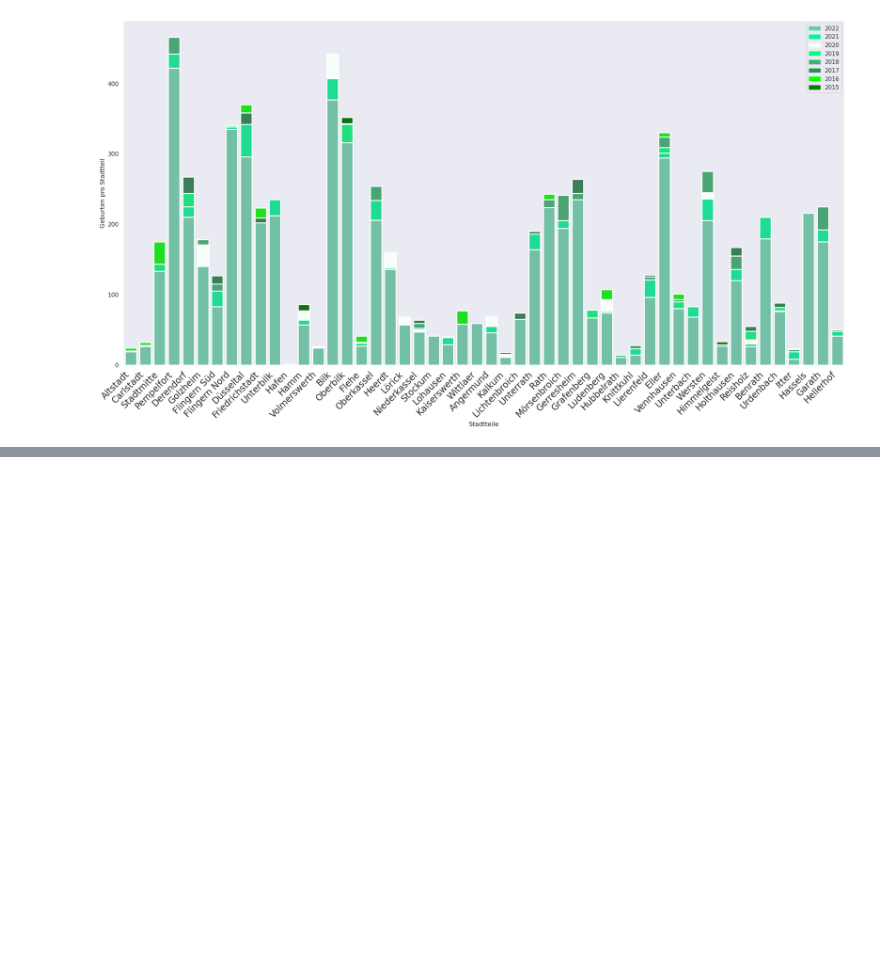
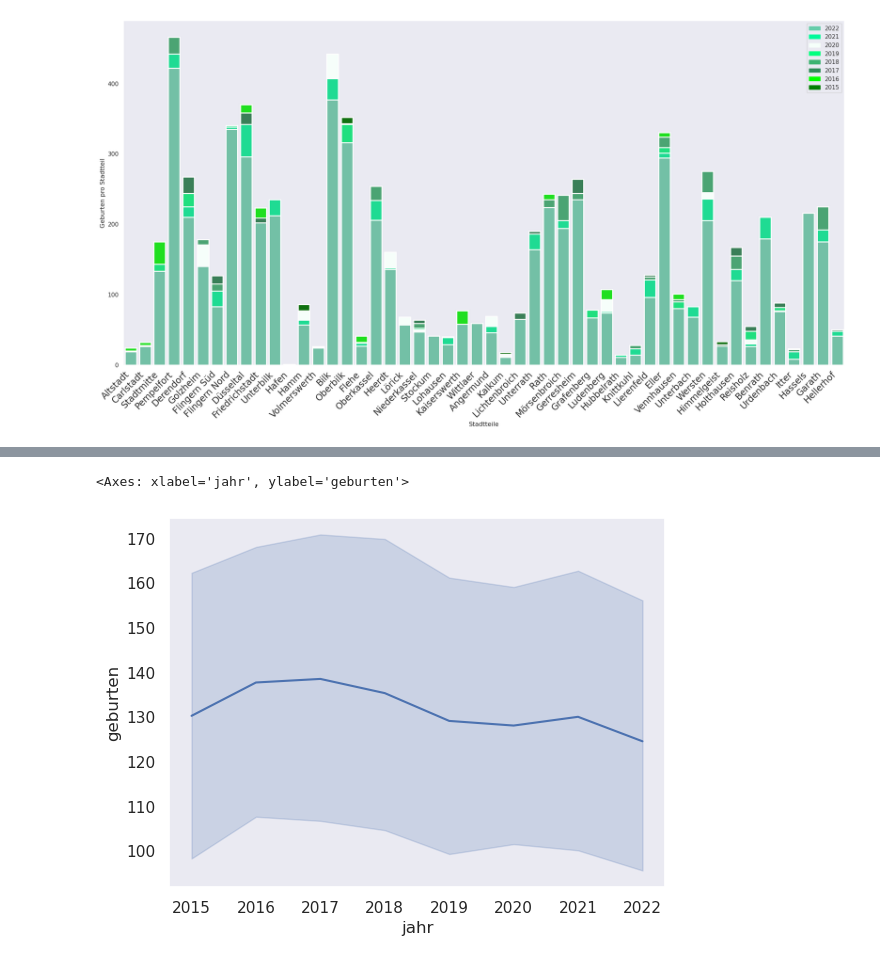
Before and after one commit to Drenaix/Births-in-Duesseldorf-2015-to-2022, a Jupyter notebook: geburten.ipynb, the cells around one changed output, grey strips where cells are left out. Cells and saved outputs as stored; diff of their text form; code cells hidden in the pictures; blank space fills up the shorter version.

```diff
--- a/geburten.ipynb
+++ b/geburten.ipynb
@@ -164,0 +177,5 @@ fontsize='x-large')
+# %%
+sns.lineplot(data=df)
+# %% [output]
+<Axes: xlabel='jahr', ylabel='geburten'>
+[figure, added]
```
Also changed, not shown: parts of 7 cells of this notebook.
